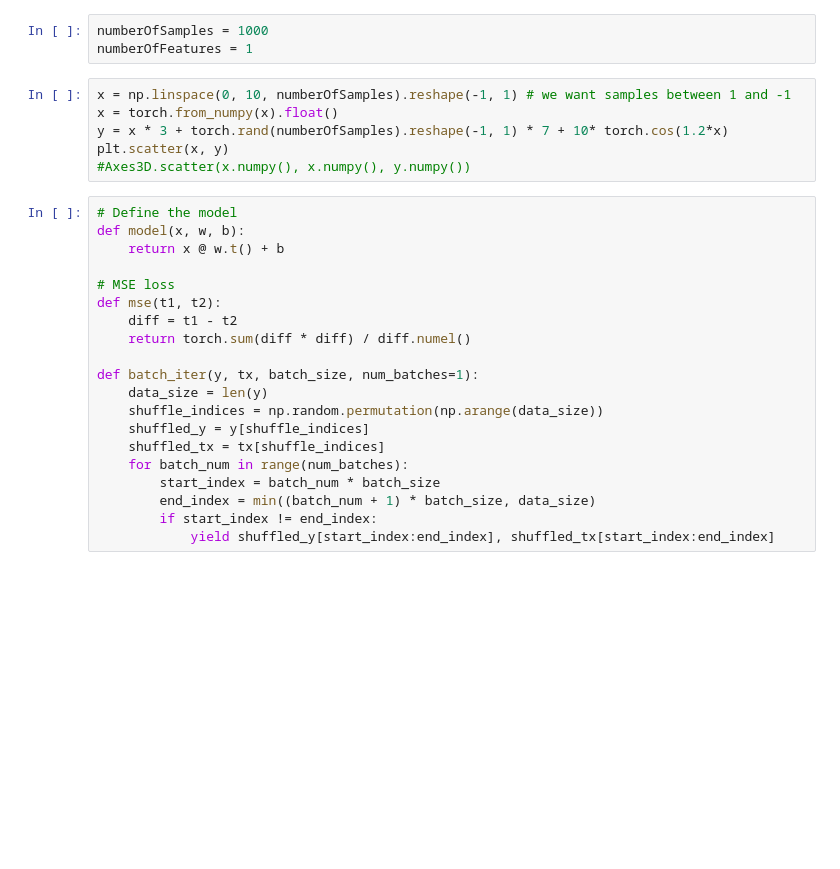
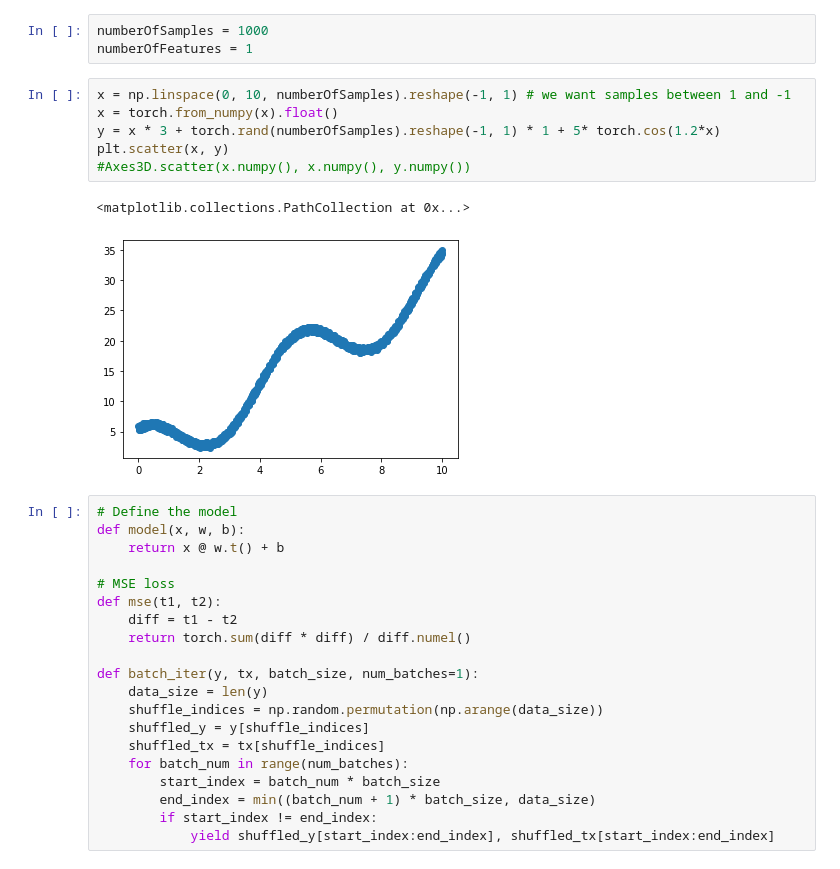
Before and after one commit to gessfred/gRPC, a Jupyter notebook: LinReg.ipynb, the cells around one changed output. Saved outputs shown, nothing was run; the diff lists cells and outputs as text; blank space fills up the shorter version.

```diff
--- a/LinReg.ipynb
+++ b/LinReg.ipynb
@@ -15,9 +87,12 @@ numberOfFeatures = 1
 # %%
 x = np.linspace(0, 10, numberOfSamples).reshape(-1, 1) # we want samples between 1 and -1
 x = torch.from_numpy(x).float()
-y = x * 3 + torch.rand(numberOfSamples).reshape(-1, 1) * 7 + 10* torch.cos(1.2*x)
+y = x * 3 + torch.rand(numberOfSamples).reshape(-1, 1) * 1 + 5* torch.cos(1.2*x)
 plt.scatter(x, y)
 #Axes3D.scatter(x.numpy(), x.numpy(), y.numpy())
+# %% [output]
+<matplotlib.collections.PathCollection at 0x...>
+[figure, added]
 # %%
 # Define the model
 def model(x, w, b):
```
Also changed, not shown: parts of 16 cells of this notebook.
